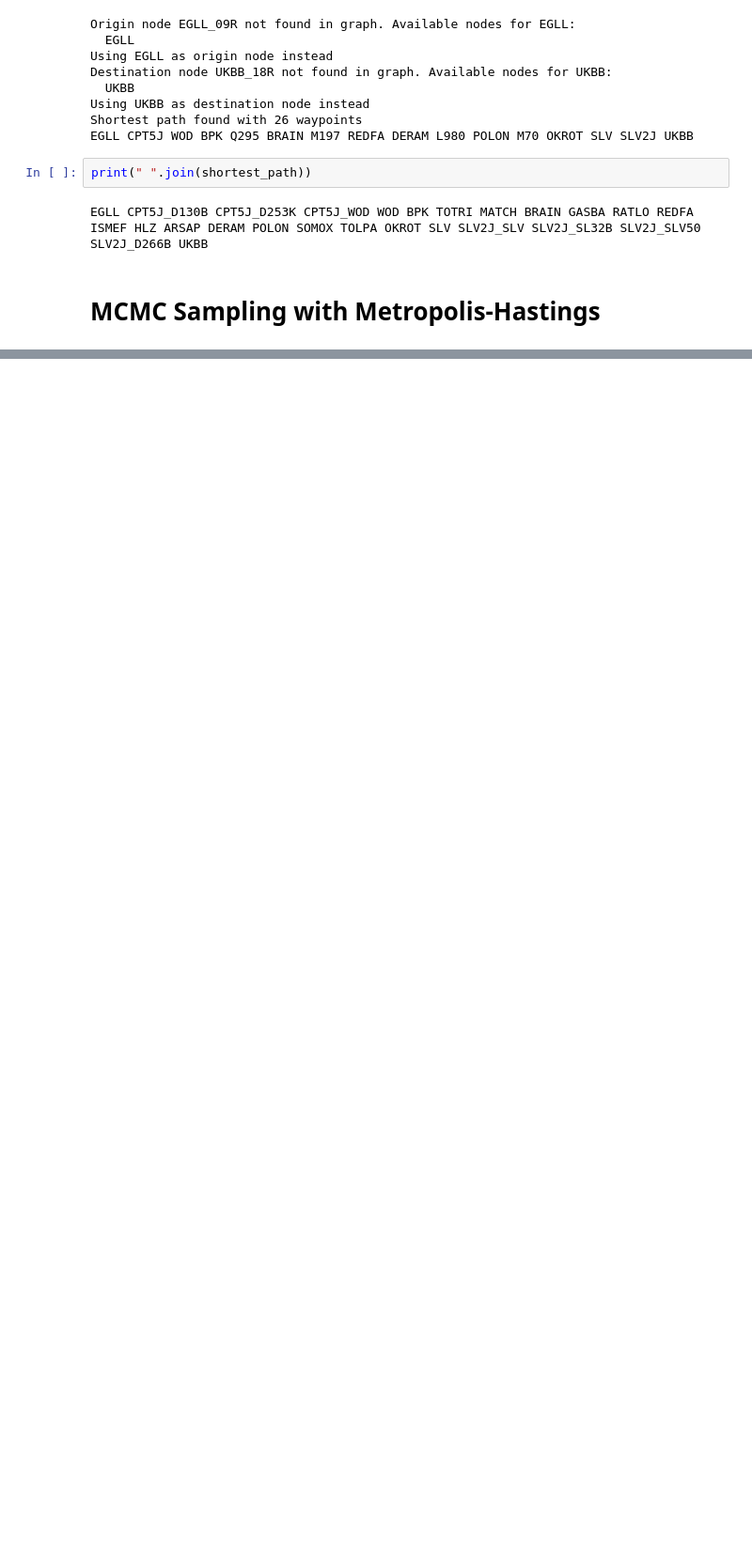
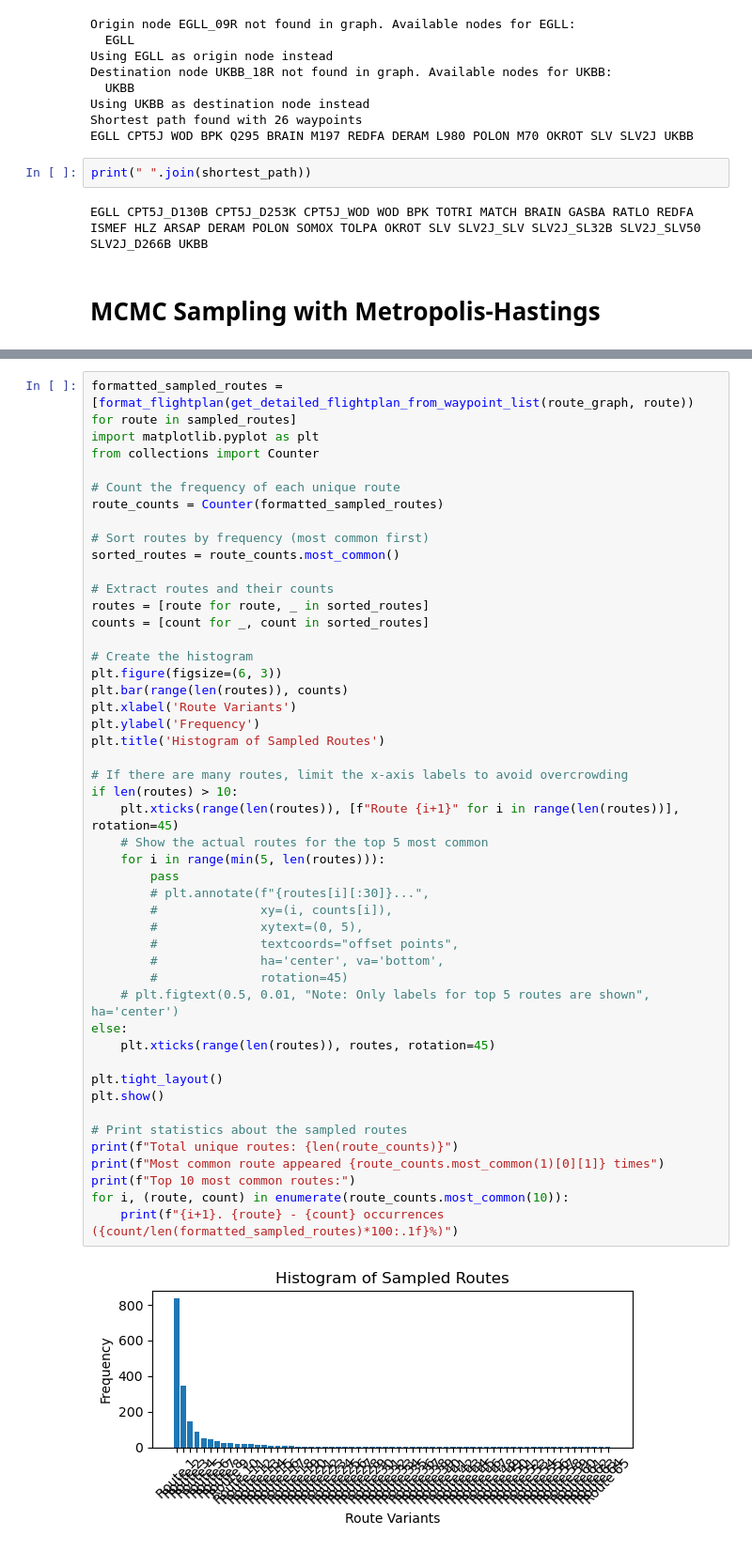
Before and after one commit to thinhhoang95/project-akrav-easy-flight-planner, a Jupyter notebook: lateral/mcmc_test.ipynb, the cells around one changed output, grey strips where cells are left out. Shown at 94% size. Drawn from its saved outputs; the diff is of its cells as text; blank space fills up the shorter version.

```diff
--- a/lateral/mcmc_test.ipynb
+++ b/lateral/mcmc_test.ipynb
@@ -168,0 +161,49 @@ Time taken to compute the acceptance probability: 3.814697265625e-06
+# %%
+formatted_sampled_routes = [format_flightplan(get_detailed_flightplan_from_waypoint_list(route_graph, route)) for route in sampled_routes]
+import matplotlib.pyplot as plt
+from collections import Counter
+
+# Count the frequency of each unique route
+route_counts = Counter(formatted_sampled_routes)
+
+# Sort routes by frequency (most common first)
+sorted_routes = route_counts.most_common()
+
+# Extract routes and their counts
+routes = [route for route, _ in sorted_routes]
+counts = [count for _, count in sorted_routes]
+
+# Create the histogram
+plt.figure(figsize=(6, 3))
+plt.bar(range(len(routes)), counts)
+plt.xlabel('Route Variants')
+plt.ylabel('Frequency')
+plt.title('Histogram of Sampled Routes')
+
+# If there are many routes, limit the x-axis labels to avoid overcrowding
+if len(routes) > 10:
+    plt.xticks(range(len(routes)), [f"Route {i+1}" for i in range(len(routes))], rotation=45)
+    # Show the actual routes for the top 5 most common
+    for i in range(min(5, len(routes))):
+        pass
+        # plt.annotate(f"{routes[i][:30]}...",
+        #              xy=(i, counts[i]),
+        #              xytext=(0, 5),
+        #              textcoords="offset points",
+        #              ha='center', va='bottom',
+        #              rotation=45)
+    # plt.figtext(0.5, 0.01, "Note: Only labels for top 5 routes are shown", ha='center')
+else:
+    plt.xticks(range(len(routes)), routes, rotation=45)
+
+plt.tight_layout()
+plt.show()
+
+# Print statistics about the sampled routes
+print(f"Total unique routes: {len(route_counts)}")
+print(f"Most common route appeared {route_counts.most_common(1)[0][1]} times")
+print(f"Top 10 most common routes:")
+for i, (route, count) in enumerate(route_counts.most_common(10)):
+    print(f"{i+1}. {route} - {count} occurrences ({count/len(formatted_sampled_routes)*100:.1f}%)")
+# %% [output]
+[figure, added]
```
Also changed, not shown: parts of 8 cells of this notebook, 14 other files.
